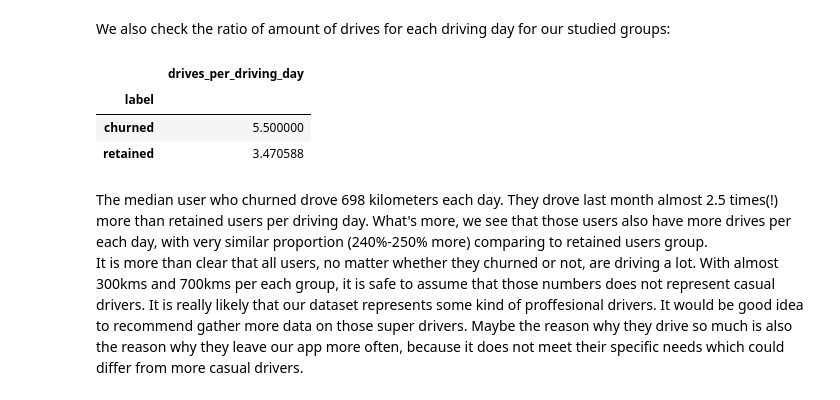
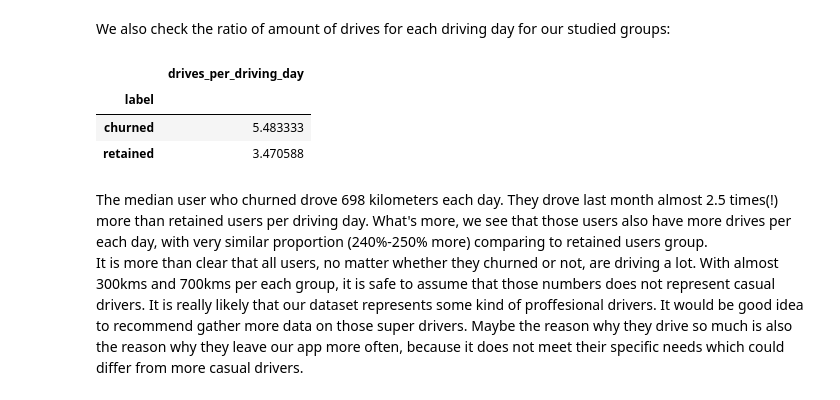
Before and after one commit to Damian-oo/Customer-Churn-Prediction-Waze-app, a Jupyter notebook: Waze Churn Project_full.ipynb, the cells around one changed output. Drawn from its saved outputs; the diff is of its cells as text; code cells hidden in the pictures.

```diff
--- a/Waze Churn Project_full.ipynb
+++ b/Waze Churn Project_full.ipynb
@@ -241,7 +241,7 @@ df_waze_0[ df_waze_0["km_driven_per_drive"] == np.inf ]
 # %% [markdown]
 As we see above, there are 106 np.inf values for our new column. We dont want them, so we assign those obsevations manually with zero value.
 # %%
-df_waze_0["km_driven_per_drive"] = df_waze_0["km_driven_per_drive"].replace(np.inf, 0)
+df_waze_0["km_driven_per_drive"] = df_waze_0["km_driven_per_drive"].replace(np.inf, 0).fillna(0)
 # %%
 df_waze_0[ df_waze_0["km_driven_per_drive"] == np.inf ]
 # %% [output]
@@ -262,7 +262,7 @@ We will also try the same thing, just investigating number of kms per driving da
 # %%
 df_waze_0["km_driven_per_driving_day"] = df_waze_0["driven_km_drives"] / df_waze_0["driving_days"]
 # %%
-df_waze_0["km_driven_per_driving_day"] = df_waze_0["km_driven_per_driving_day"].replace(np.inf, 0)
+df_waze_0["km_driven_per_driving_day"] = df_waze_0["km_driven_per_driving_day"].replace(np.inf, 0).fillna(0)
 # %%
 df_waze_0[["km_driven_per_driving_day", "label"]].groupby("label").median()
 # %% [output]
@@ -274,12 +274,12 @@ df_waze_0[["km_driven_per_driving_day", "label"]].groupby("label").median()
 We also check the ratio of amount of drives for each driving day for our studied groups:
 # %%
 df_waze_0["drives_per_driving_day"] = df_waze_0["drives"] / df_waze_0["driving_days"]
-df_waze_0["drives_per_driving_day"] = df_waze_0["drives_per_driving_day"].replace(np.inf, 0)
+df_waze_0["drives_per_driving_day"] = df_waze_0["drives_per_driving_day"].replace(np.inf, 0).fillna(0)
 df_waze_0[["drives_per_driving_day", "label"]].groupby("label").median()
 # %% [output]
 |  | drives_per_driving_day |
 | label |  |
-| churned | 5.500000 |
+| churned | 5.483333 |
 | retained | 3.470588 |
 # %% [markdown]
 The median user who churned drove 698 kilometers each day. They drove last month almost 2.5 times(!) more than retained users per driving day. What's more, we see that those users also have more drives per each day, with very similar proportion (240%-250% more) comparing to retained users group.
```
Also changed, not shown: parts of 22 cells of this notebook.
